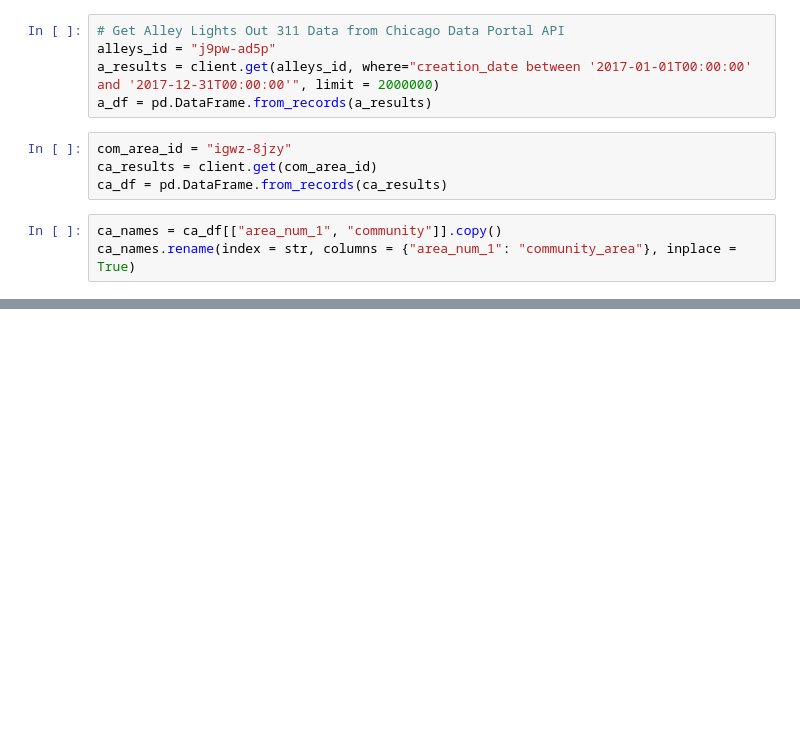
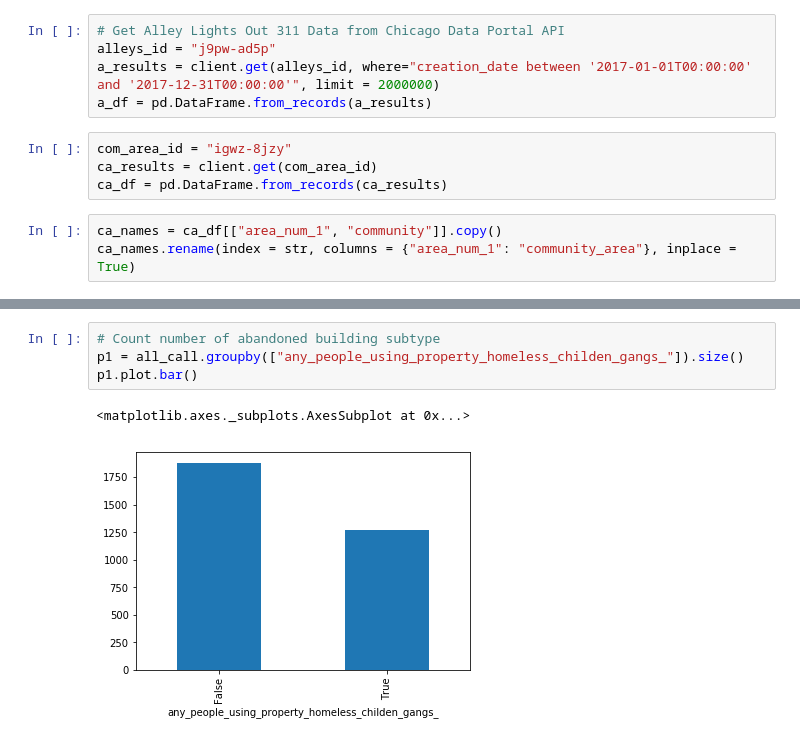
Before and after one commit to alenastern/Machine_Learning_Public_Policy, a Jupyter notebook: Assignment1_Stern.ipynb, the cells around one changed output, grey strips where cells are left out. Drawn from its saved outputs; the diff is of its cells as text; blank space fills up the shorter version.

```diff
--- a/Assignment1_Stern.ipynb
+++ b/Assignment1_Stern.ipynb
@@ -72,0 +62,7 @@ dtype: int64
+# %%
+# Count number of abandoned building subtype
+p1 = all_call.groupby(["any_people_using_property_homeless_childen_gangs_"]).size()
+p1.plot.bar()
+# %% [output]
+<matplotlib.axes._subplots.AxesSubplot at 0x...>
+[figure, added]
```
Also changed, not shown: parts of 17 cells of this notebook.
